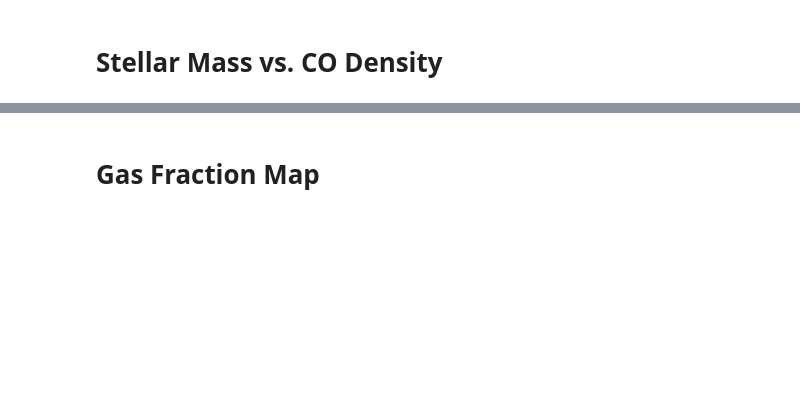
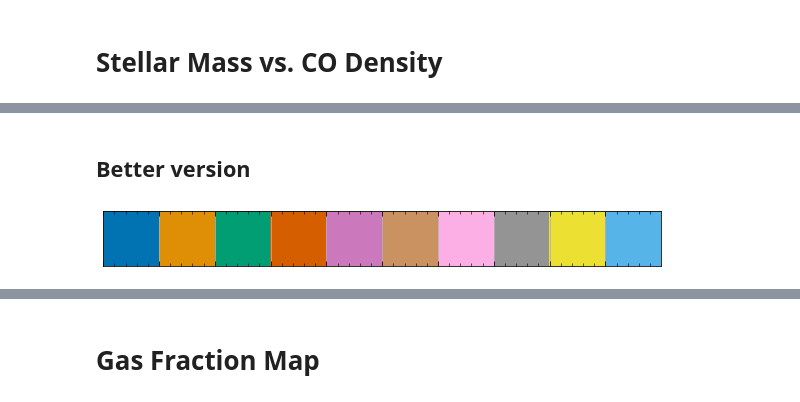
Before and after one commit to BearBearCodes/coop_f2021, a Jupyter notebook: warmup/stellar_mass_estimate.ipynb, the cells around one changed output, grey strips where cells are left out. Drawn from its saved outputs; the diff is of its cells as text; code cells hidden in the pictures; blank space fills up the shorter version.

```diff
--- a/warmup/stellar_mass_estimate.ipynb
+++ b/warmup/stellar_mass_estimate.ipynb
@@ -994,0 +1237,7 @@ Median x noDistErr: 0.180172455344208
+# %% [markdown]
+## Better version
+# %%
+sns.palplot(sns.color_palette("colorblind"))
+line_colour = sns.color_palette("colorblind")[5]
+# %% [output]
+[figure, added]
```
Also changed, not shown: parts of 12 cells of this notebook, 2 other files.
